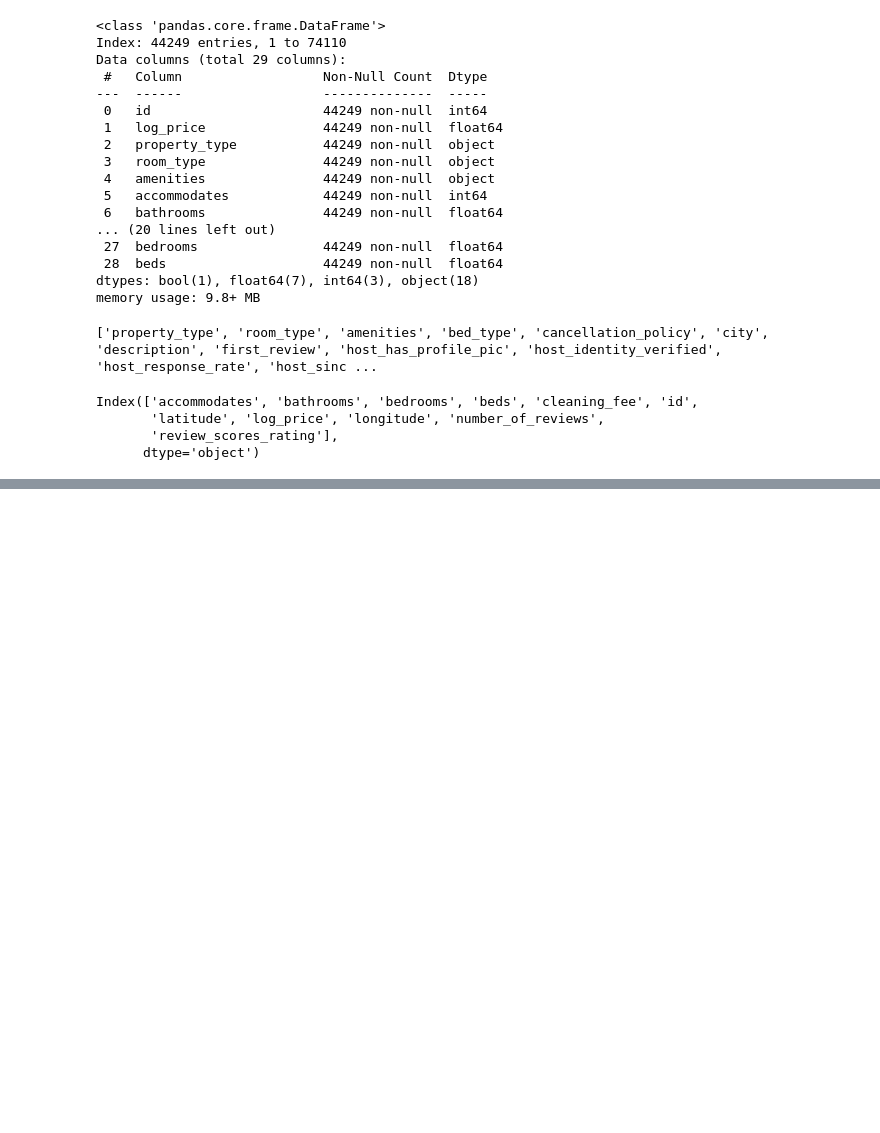
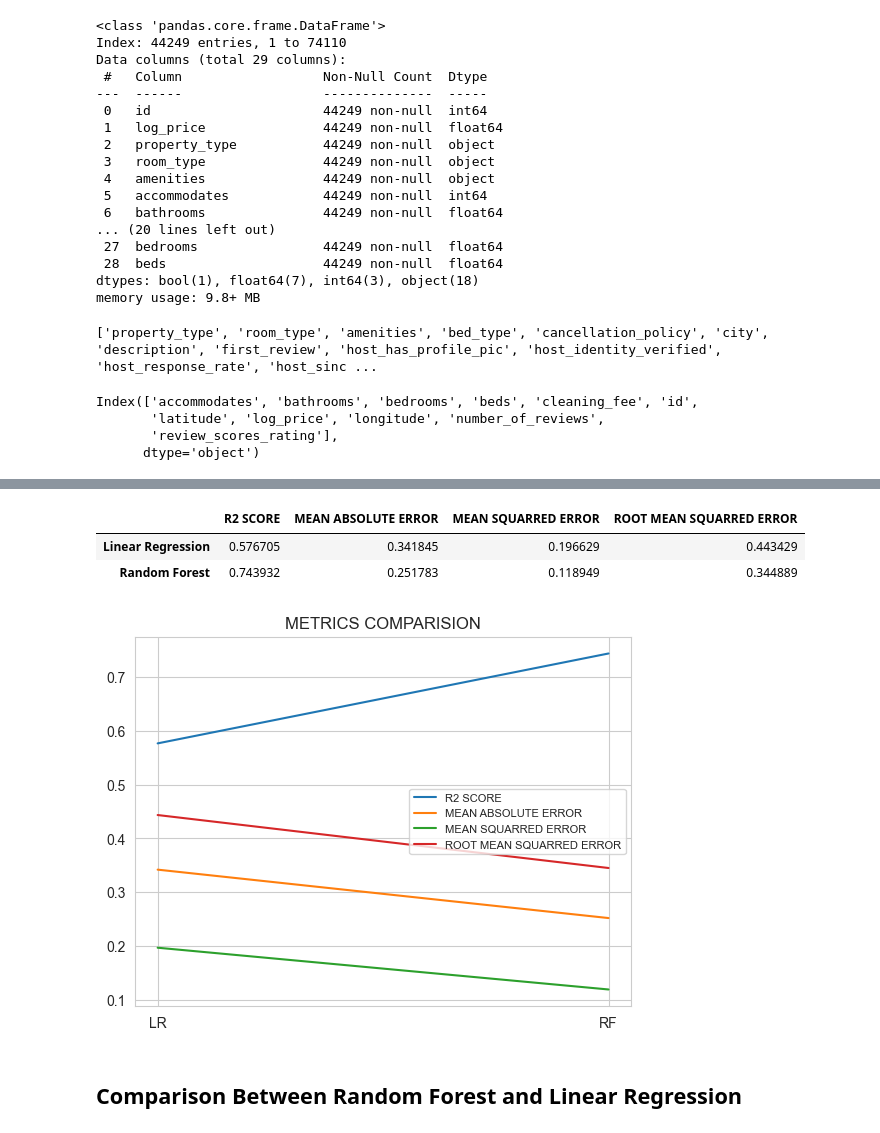
Before and after one commit to Lyn-12/Bootcamp_Projects, a Jupyter notebook: Week2_Project/Airbnb_prediction.ipynb, the cells around one changed output, grey strips where cells are left out. Saved outputs shown, nothing was run; the diff lists cells and outputs as text; code cells hidden in the pictures; blank space fills up the shorter version.

```diff
--- a/Week2_Project/Airbnb_prediction.ipynb
+++ b/Week2_Project/Airbnb_prediction.ipynb
@@ -352,0 +402,13 @@ y = final_data[['log_price']]
+# %%
+y_pred_lr = lr.predict(X_test)
+# %%
+mae_lr = metrics.mean_absolute_error(y_test, y_pred_lr)
+mse_lr = metrics.mean_squared_error(y_test, y_pred_lr)
+rmse_lr = np.sqrt(metrics.mean_squared_error(y_test, y_pred_lr))
+r2_lr = metrics.r2_score(y_test, y_pred_lr)
+
+
+print('\nMean Absolute Error of Linear Regression     : ', mae_lr)
+print('\nMean Squarred Error of Linear Regression     : ', mse_lr)
+print('\nRoot Mean Squarred Error of Linear Regression: ', rmse_lr)
+print('\nR2 Score of Linear Regression                : ', r2_lr)
@@ -352,0 +423,36 @@ y = final_data[['log_price']]
+# %%
+r2_list = {"Linear Regression": r2_lr,
+          "Random Forest": r2_rf}
+mae_list = {"Linear Regression": mae_lr,
+          "Random Forest": mae_rf }
+mse_list = {"Linear Regression": mse_lr,
+          "Random Forest": mse_rf}
+rmse_list = {"Linear Regression": rmse_lr,
+          "Random Forest": rmse_rf}
+# %%
+r2 =  pd.DataFrame.from_dict(r2_list, orient = 'index', columns = ["R2 SCORE"])
+mae =  pd.DataFrame.from_dict(mae_list, orient = 'index', columns = ["MEAN ABSOLUTE ERROR"])
+mse =  pd.DataFrame.from_dict(mse_list, orient = 'index', columns = ["MEAN SQUARRED ERROR"])
+rmse =  pd.DataFrame.from_dict(rmse_list, orient = 'index', columns = ["ROOT MEAN SQUARRED ERROR"])
+# %%
+measures = pd.concat([r2 , mae, mse, rmse], axis = 1)
+measures
+# %% [output]
+|  | R2 SCORE | MEAN ABSOLUTE ERROR | MEAN SQUARRED ERROR | ROOT MEAN SQUARRED ERROR |
+| Linear Regression | 0.576705 | 0.341845 | 0.196629 | 0.443429 |
+| Random Forest | 0.743932 | 0.251783 | 0.118949 | 0.344889 |
+# %%
+all_models = ['LR','RF']
+plt.plot(all_models,r2)
+plt.plot(all_models,mae)
+plt.plot(all_models,mse)
+plt.plot(all_models,rmse)
+legend = ["R2 SCORE", "MEAN ABSOLUTE ERROR", "MEAN SQUARRED ERROR", "ROOT MEAN SQUARRED ERROR"]
+
+plt.title("METRICS COMPARISION")
+plt.legend(legend, loc= 'right', fontsize=8)
+plt.show()
+# %% [output]
+[figure, added]
+# %% [markdown]
+## Comparison Between Random Forest and Linear Regression
```
Also changed, not shown: parts of 17 cells of this notebook, 2 other files.
